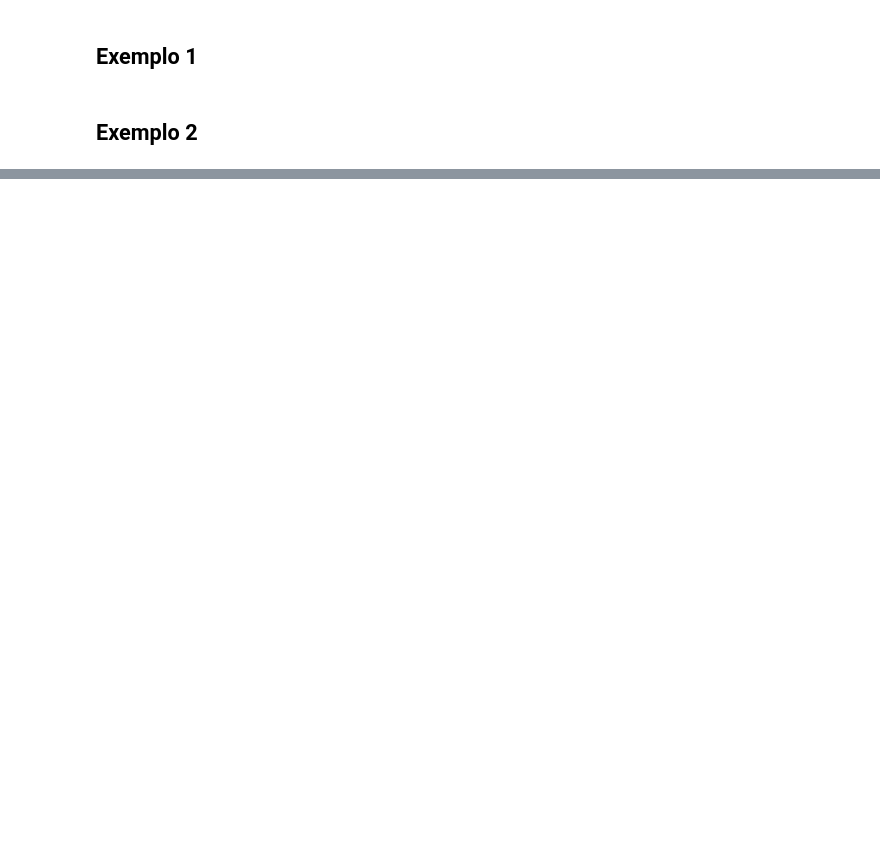
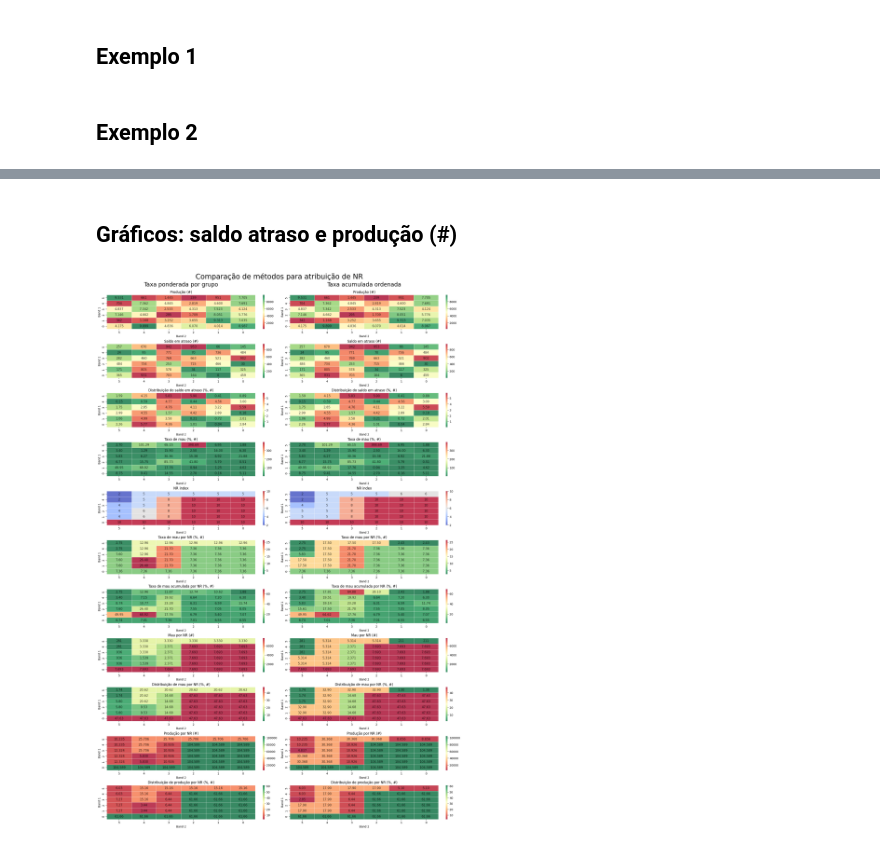
Before and after one commit to ebprado/Bayesian-clustering, a Jupyter notebook: NR_ajustado_v2.ipynb, the cells around one changed output, grey strips where cells are left out. Saved outputs shown, nothing was run; the diff lists cells and outputs as text; code cells hidden in the pictures; blank space fills up the shorter version.

```diff
--- a/NR_ajustado_v2.ipynb
+++ b/NR_ajustado_v2.ipynb
@@ -804,0 +918,55 @@ plt.show()
+# %% [markdown]
+## Gráficos: saldo atraso e produção (#)
+# %%
+heatmap_metrics = [
+    ("qtd_producao", "Produção (#)", ",.0f", "RdYlGn"),
+    ("qtd_mau", "Saldo em atraso (#)", ",.0f", "RdYlGn_r"),
+    ("qtd_mau_dist", "Distribuição do saldo em atraso (%, #)", ".2f", "RdYlGn_r"),
+    ("qtd_mau_taxa", "Taxa de mau (%, #)", ".2f", "RdYlGn_r"),
+    ("NR_index", "NR index", ".0f", "coolwarm"),
+    ("nr_qtd_mau_taxa", "Taxa de mau por NR (%, #)", ".2f", "RdYlGn_r"),
+    ("nr_qtd_mau_taxa_acc", "Taxa de mau acumulada por NR (%, #)", ".2f", "RdYlGn_r"),
+    ("nr_qtd_mau", "Mau por NR (#)", ",.0f", "RdYlGn_r"),
+    ("nr_qtd_mau_dist", "Distribuição de mau por NR (%, #)", ".2f", "RdYlGn_r"),
+    ("nr_qtd_producao", "Produção por NR (#)", ",.0f", "RdYlGn"),
+    ("nr_qtd_producao_dist", "Distribuição de produção por NR (%, #)", ".2f", "RdYlGn"),
+
+    # ("NR_cutoff", "NR cutoff", ".0f", "RdYlGn_r"),
+]
+
+fig, axes = plt.subplots(
+    nrows=len(heatmap_metrics),
+    ncols=len(approach_pdfs),
+    figsize=(18, 2.5 * len(heatmap_metrics)),
+    constrained_layout=True,
+)
+
+for row_idx, (metric, title, fmt, cmap_name) in enumerate(heatmap_metrics):
+    vmin, vmax = shared_limits(metric)
+    for col_idx, (approach_name, pdf) in enumerate(approach_pdfs.items()):
+        draw_heatmap(
+            axes[row_idx, col_idx],
+            pdf,
+            metric,
+            title,
+            fmt,
+            cmap_name,
+            vmin,
+            vmax,
+        )
+        if row_idx == 0:
+            axes[row_idx, col_idx].text(
+                0.5,
+                1.22,
+                approach_name,
+                transform=axes[row_idx, col_idx].transAxes,
+                ha="center",
+                va="bottom",
+                fontsize=20,
+                # fontweight="bold",
+            )
+
+fig.suptitle("Comparação de métodos para atribuição de NR", fontsize=25)
+plt.show()
+# %% [output]
+[figure, added]
```
Also changed, not shown: parts of 8 cells of this notebook.
